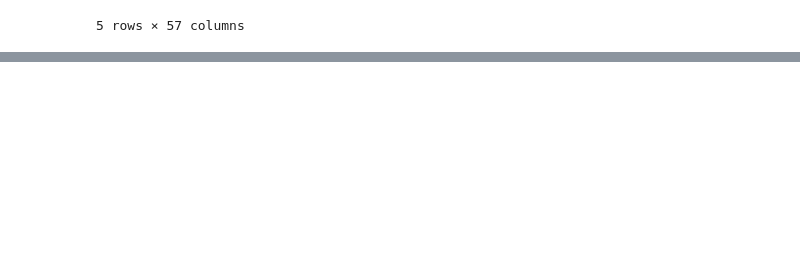
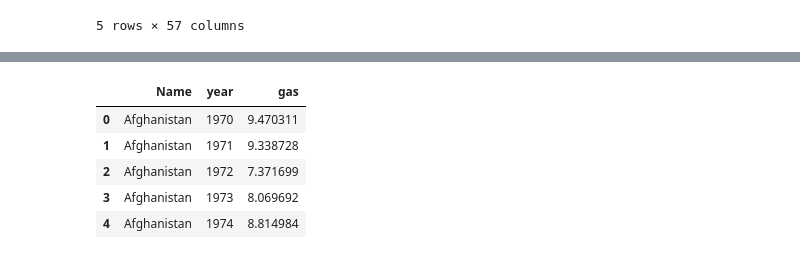
Before and after one commit to L-Fandangle042/CO2_Emission_Indicator_FE, a Jupyter notebook: sandbox.ipynb, the cells around one changed output, grey strips where cells are left out. Drawn from its saved outputs; the diff is of its cells as text; code cells hidden in the pictures; blank space fills up the shorter version.

```diff
--- a/sandbox.ipynb
+++ b/sandbox.ipynb
@@ -72,0 +119,16 @@ df_region.head()
+# %%
+n2o = pd.read_excel('/Users/anna/code/L-Fandangle042/CO2_Emission_Indicator/data/nitrogen_dioxide/N2O_YEARLY_DATA_1970-2021.xlsx',
+                    skiprows=[0,1,2,3,4,5,6,7,8,9])
+n2o = n2o.drop(['IPCC_annex', 'IPCC_annex', 'Country_code_A3', 'C_group_IM24_sh', 'Substance', 'fossil_bio', 'ipcc_code_2006_for_standard_report', 'ipcc_code_2006_for_standard_report_name'], axis=1)
+n2o_melt = n2o.melt(id_vars=['Name']).rename(columns={'variable':'year', 'value':'gas'})
+n2o_melt['year'] = n2o_melt['year'].str.removeprefix("Y_")
+n2o_melt = n2o_melt.astype({"year":"int"})
+n2o_melt = n2o_melt.groupby(["Name", "year"]).sum().reset_index()
+n2o_melt.head()
+# %% [output]
+|  | Name | year | gas |
+| 0 | Afghanistan | 1970 | 9.470311 |
+| 1 | Afghanistan | 1971 | 9.338728 |
+| 2 | Afghanistan | 1972 | 7.371699 |
+| 3 | Afghanistan | 1973 | 8.069692 |
+| 4 | Afghanistan | 1974 | 8.814984 |
```
Also changed, not shown: parts of 7 cells of this notebook, 4 other files.
